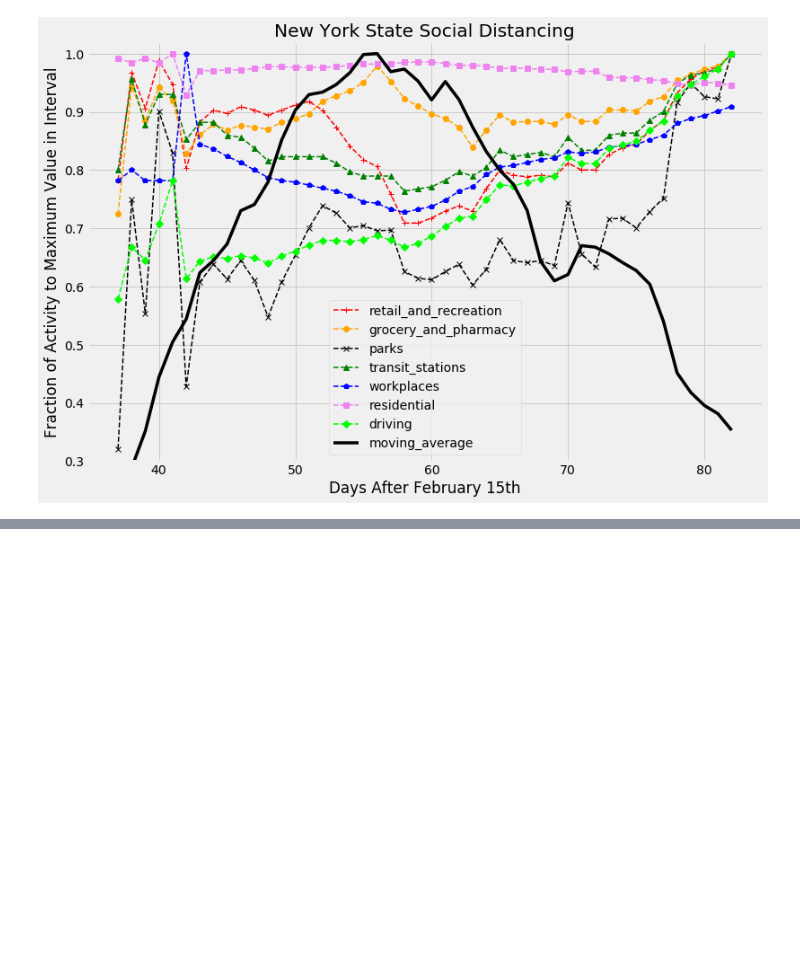
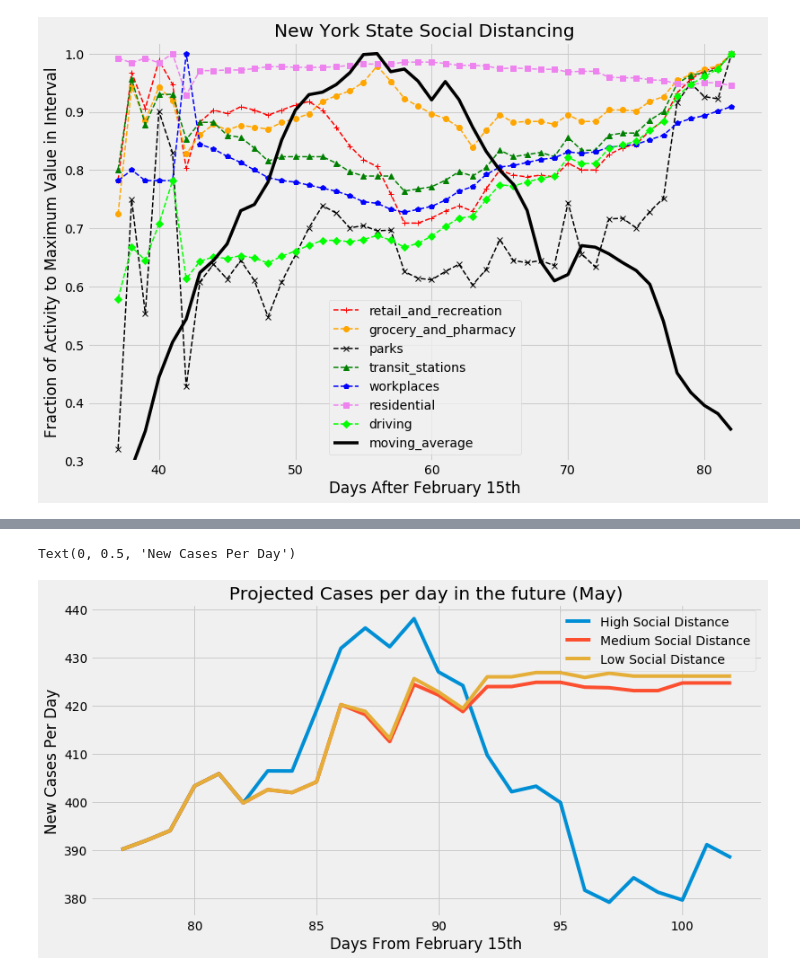
Before and after one commit to Jbudnick/Covid-19-Forecasting, a Jupyter notebook: notebooks/EDA.ipynb, the cells around one changed output, grey strips where cells are left out. Saved outputs shown, nothing was run; the diff lists cells and outputs as text; code cells hidden in the pictures; blank space fills up the shorter version.

Commit message:
Code is finished. Images generated. Need to complete Readme presentation

```diff
--- a/notebooks/EDA.ipynb
+++ b/notebooks/EDA.ipynb
@@ -635,9 +471,0 @@ ax.legend()
-# %%
-import matplotlib.pylab as pylab
-params = {'legend.fontsize': 'x-large',
-          'figure.figsize': (15, 5),
-         'axes.labelsize': 'x-large',
-         'axes.titlesize':'x-large',
-         'xtick.labelsize':'x-large',
-         'ytick.labelsize':'x-large'}
-pylab.rcParams.update(params)
@@ -664,0 +472,12 @@ plt.plot(X.loc[:,'days_elapsed'],y)
+# %%
+fig, ax = plt.subplots(figsize = (12, 6))
+ax.plot(prediction_ts_hi['days_elapsed(t+20)'] ,prediction_ts_hi['moving_average(t+20)'], label = 'High Social Distance')
+ax.plot(prediction_ts_md['days_elapsed(t+20)'] ,prediction_ts_md['moving_average(t+20)'], label = 'Medium Social Distance')
+ax.plot(prediction_ts_lw['days_elapsed(t+20)'] ,prediction_ts_lw['moving_average(t+20)'], label = 'Low Social Distance')
+ax.legend()
+ax.set_title('Projected Cases per day in the future (May)')
+ax.set_xlabel('Days From February 15th')
+ax.set_ylabel('New Cases Per Day')
+# %% [output]
+Text(0, 0.5, 'New Cases Per Day')
+[figure, added]
```
Also changed, not shown: parts of 29 cells of this notebook, 3 other files.
